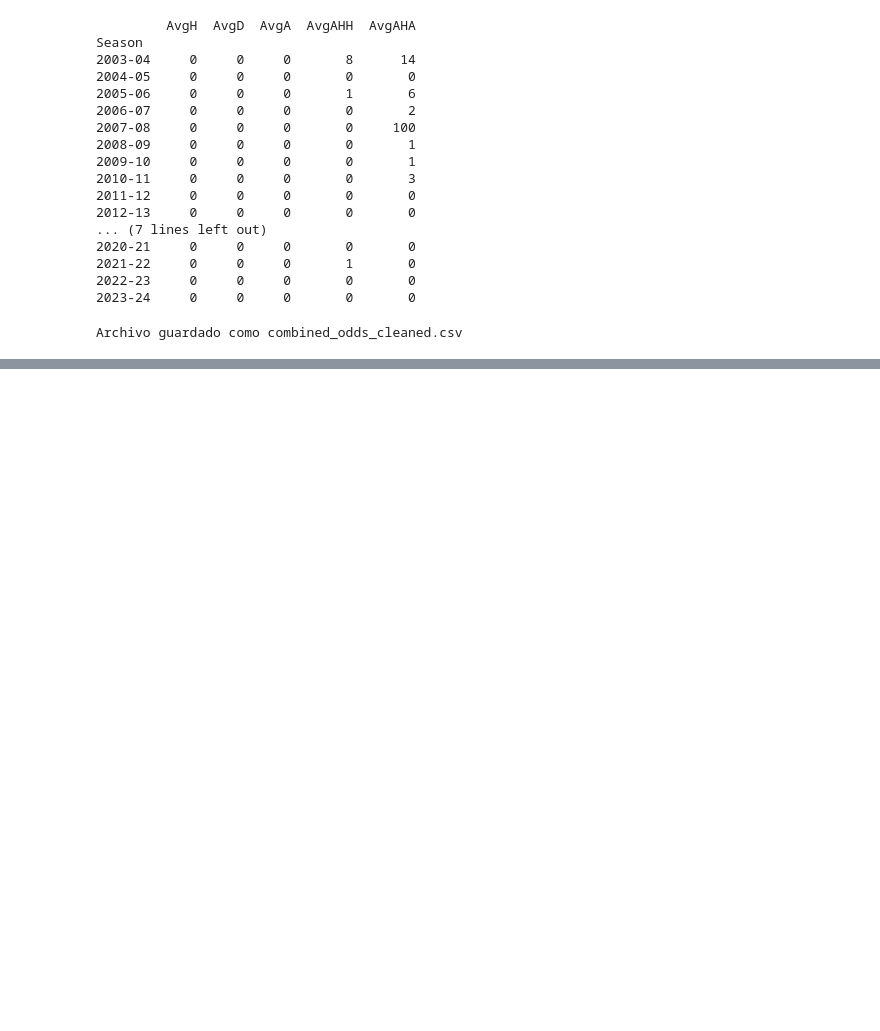
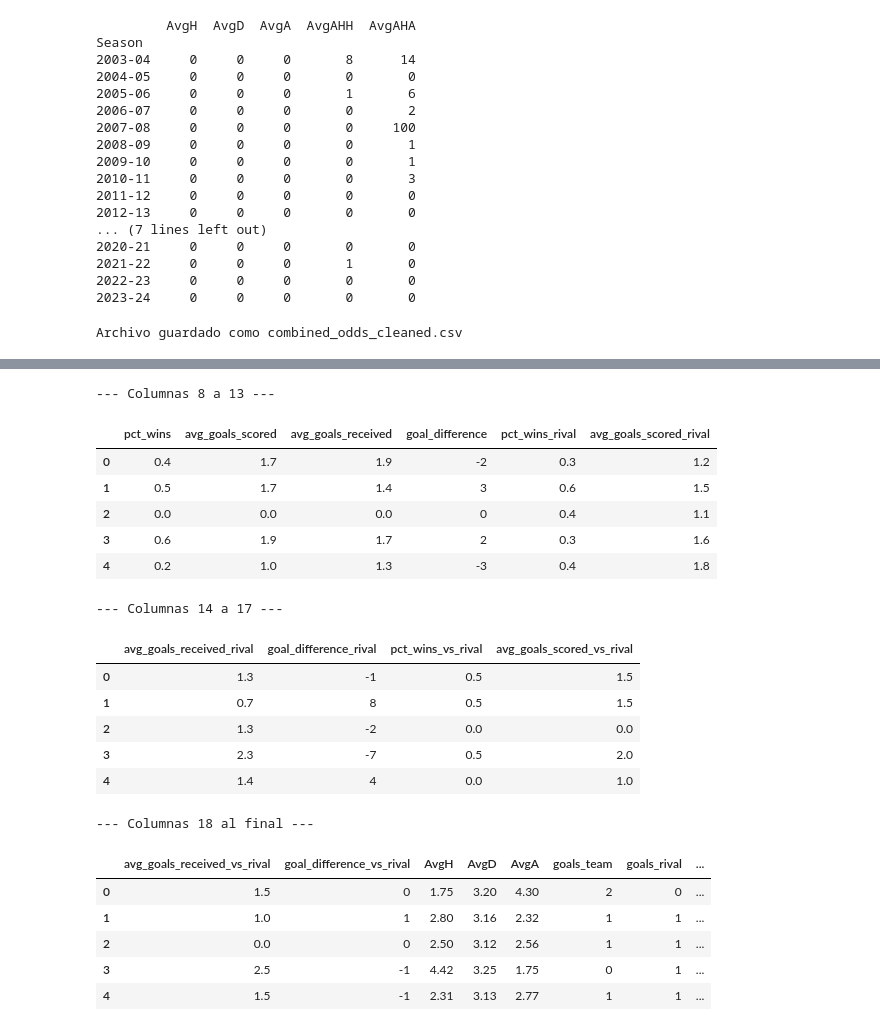
Before and after one commit to anaigs/tfg_maco_github, a Jupyter notebook: code/data_cleaning/1-clean_dataset.ipynb, the cells around one changed output, grey strips where cells are left out. Drawn from its saved outputs; the diff is of its cells as text; code cells hidden in the pictures; blank space fills up the shorter version.

```diff
--- a/code/data_cleaning/1-clean_dataset.ipynb
+++ b/code/data_cleaning/1-clean_dataset.ipynb
@@ -286,0 +386,34 @@ Archivo guardado como combined_odds_cleaned.csv
+# %%
+# Segundo bloque: siguientes 6 columnas
+print("\n--- Columnas 8 a 13 ---\n")
+display(df.iloc[:, 7:13].head())
+
+# Tercer bloque: siguientes 4 columnas
+print("\n--- Columnas 14 a 17 ---\n")
+display(df.iloc[:, 13:17].head())
+
+# Último bloque: el resto de columnas
+print("\n--- Columnas 18 al final ---\n")
+display(df.iloc[:, 17:].head())
+# %% [output]
+--- Columnas 8 a 13 ---
+|  | pct_wins | avg_goals_scored | avg_goals_received | goal_difference | pct_wins_rival | avg_goals_scored_rival |
+| 0 | 0.4 | 1.7 | 1.9 | -2 | 0.3 | 1.2 |
+| 1 | 0.5 | 1.7 | 1.4 | 3 | 0.6 | 1.5 |
+| 2 | 0.0 | 0.0 | 0.0 | 0 | 0.4 | 1.1 |
+| 3 | 0.6 | 1.9 | 1.7 | 2 | 0.3 | 1.6 |
+| 4 | 0.2 | 1.0 | 1.3 | -3 | 0.4 | 1.8 |
+--- Columnas 14 a 17 ---
+|  | avg_goals_received_rival | goal_difference_rival | pct_wins_vs_rival | avg_goals_scored_vs_rival |
+| 0 | 1.3 | -1 | 0.5 | 1.5 |
+| 1 | 0.7 | 8 | 0.5 | 1.5 |
+| 2 | 1.3 | -2 | 0.0 | 0.0 |
+| 3 | 2.3 | -7 | 0.5 | 2.0 |
+| 4 | 1.4 | 4 | 0.0 | 1.0 |
+--- Columnas 18 al final ---
+|  | avg_goals_received_vs_rival | goal_difference_vs_rival | AvgH | AvgD | AvgA | goals_team | goals_rival | ... |
+| 0 | 1.5 | 0 | 1.75 | 3.20 | 4.30 | 2 | 0 | ... |
+| 1 | 1.0 | 1 | 2.80 | 3.16 | 2.32 | 1 | 1 | ... |
+| 2 | 0.0 | 0 | 2.50 | 3.12 | 2.56 | 1 | 1 | ... |
+| 3 | 2.5 | -1 | 4.42 | 3.25 | 1.75 | 0 | 1 | ... |
+| 4 | 1.5 | -1 | 2.31 | 3.13 | 2.77 | 1 | 1 | ... |
```
Also changed, not shown: parts of 4 cells of this notebook, 1 other file.
